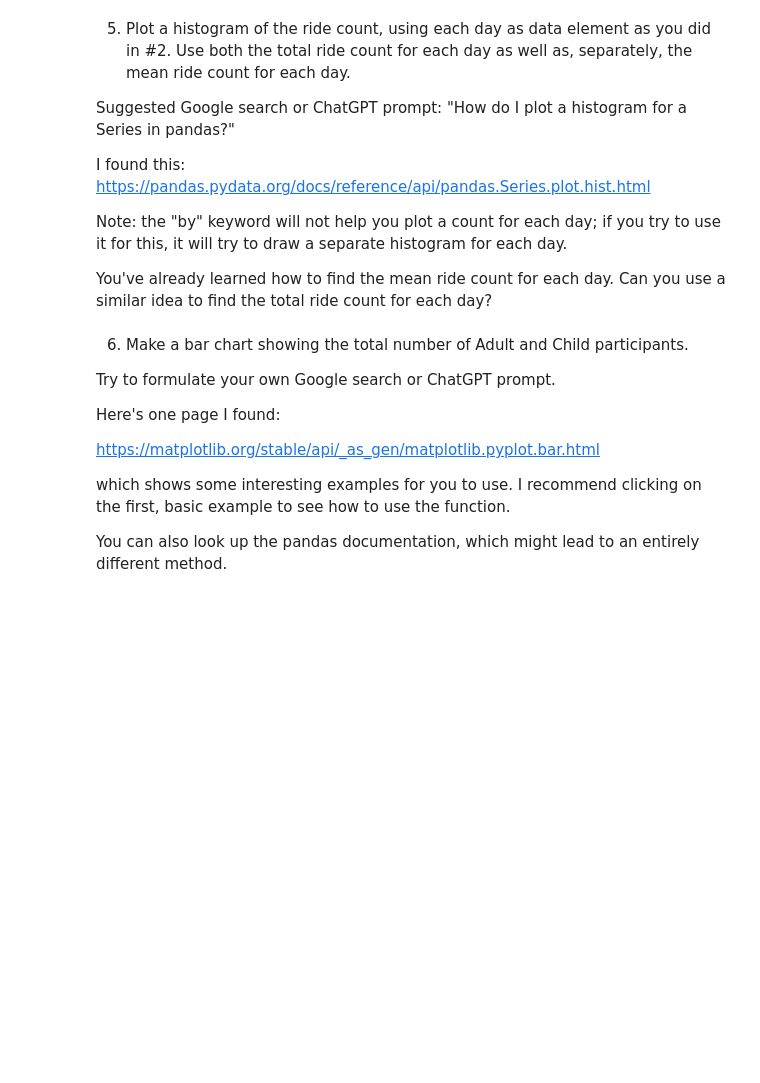
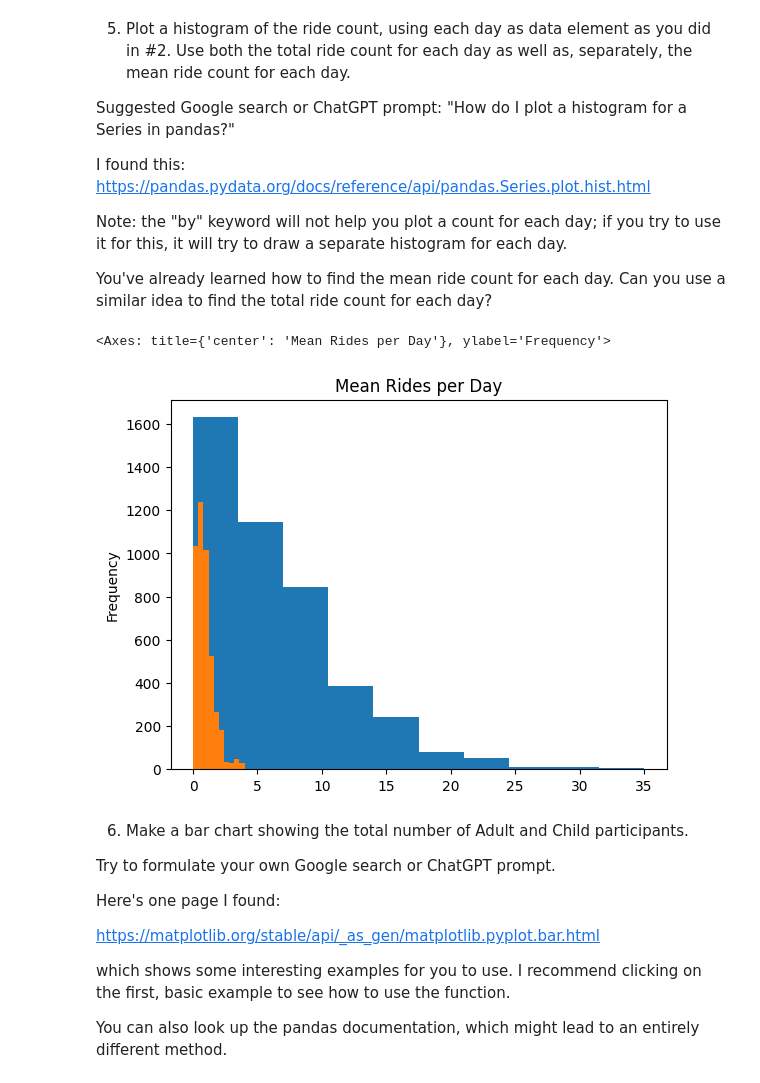
Before and after one commit to mostafa-mahmoud21/week2_Ai, a Jupyter notebook: Week3.ipynb, the cells around one changed output. Saved outputs shown, nothing was run; the diff lists cells and outputs as text; code cells hidden in the pictures; blank space fills up the shorter version.

```diff
--- a/Week3.ipynb
+++ b/Week3.ipynb
@@ -161,3 +161,11 @@ df.iloc[0:5]
 | 4 | 2010-01-02 | False | 0 | 1 | 2 | 18.65 |
 # %% [markdown]
 1. Find the mean, median, and mode for how many times visitors rode each ride.  See Week 1 for Google advice on this.
+# %%
+rides = ["MartianRide", "TeacupRide", "RiverRide"]
+
+for ride in rides:
+    mean_val = df[ride].mean()
+    median_val = df[ride].median()
+    mode_val = df[ride].mode()[0] if not df[ride].mode().empty else np.nan  # In case there's no mode
+    print(f"{ride} - Mean: {mean_val:.2f}, Median: {median_val}, Mode: {mode_val}")
@@ -198,6 +234,18 @@ I found this: https://pandas.pydata.org/docs/reference/api/pandas.Series.plot.hi
 Note: the "by" keyword will not help you plot a count for each day; if you try to use it for this, it will try to draw a separate histogram for each day.
 
 You've already learned how to find the mean ride count for each day.  Can you use a similar idea to find the total ride count for each day?
+# %%
+# Total rides per day
+df["TotalRides"] = df[rides].sum(axis=1)
+daily_total = df.groupby("VisitDate")["TotalRides"].sum()
+daily_total.plot.hist(title="Total Rides per Day")
+
+# Mean rides per day
+daily_mean = df.groupby("VisitDate")[rides].mean().mean(axis=1)
+daily_mean.plot.hist(title="Mean Rides per Day")
+# %% [output]
+<Axes: title={'center': 'Mean Rides per Day'}, ylabel='Frequency'>
+[figure, added]
 # %% [markdown]
 6. Make a bar chart showing the total number of Adult and Child participants.
 
```
Also changed, not shown: parts of 9 cells of this notebook.
